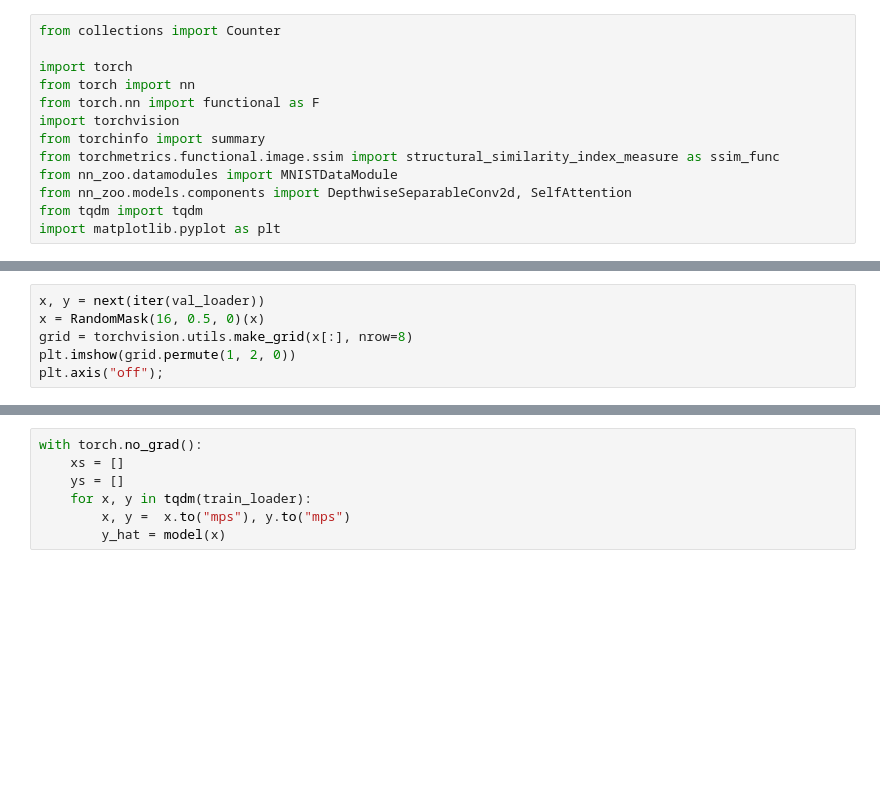
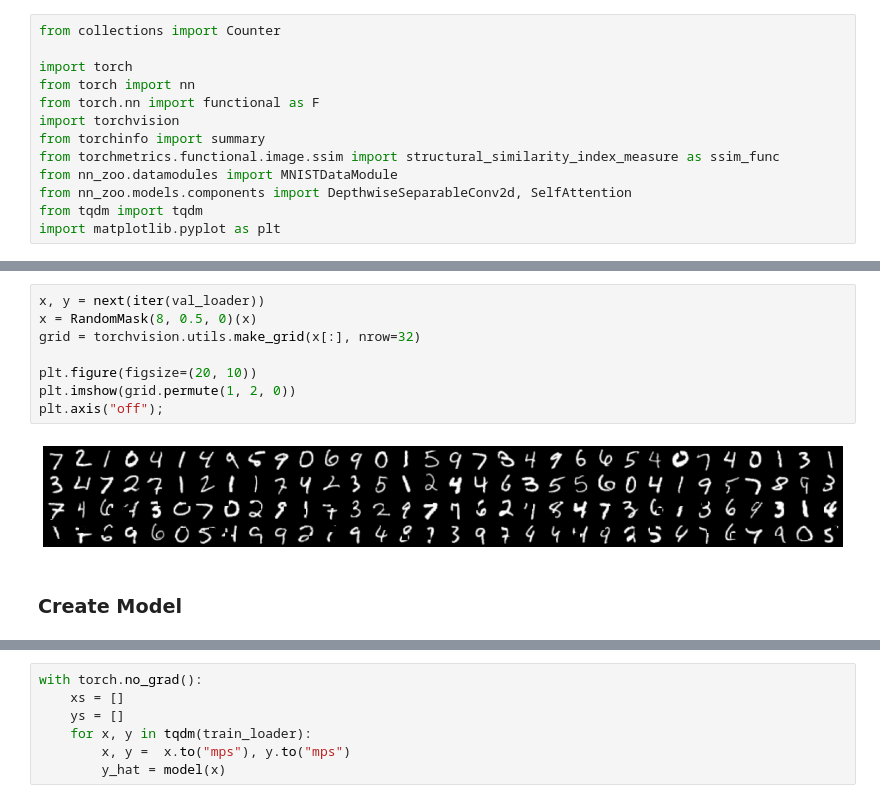
Before and after one commit to karanravindra/playground, a Jupyter notebook: ml/autoencoders/mask/main.ipynb, the cells around one changed output, grey strips where cells are left out. Cells and saved outputs as stored; diff of their text form; blank space fills up the shorter version.

```diff
--- a/ml/autoencoders/mask/main.ipynb
+++ b/ml/autoencoders/mask/main.ipynb
@@ -75,10 +74,16 @@ train_loader = dm.train_dataloader()
 val_loader = dm.val_dataloader()
 # %%
 x, y = next(iter(val_loader))
-x = RandomMask(16, 0.5, 0)(x)
-grid = torchvision.utils.make_grid(x[:], nrow=8)
+x = RandomMask(8, 0.5, 0)(x)
+grid = torchvision.utils.make_grid(x[:], nrow=32)
+
+plt.figure(figsize=(20, 10))
 plt.imshow(grid.permute(1, 2, 0))
 plt.axis("off");
+# %% [output]
+[figure, added]
+# %% [markdown]
+### Create Model
 # %%
 class Block(nn.Module):
     def __init__(self, in_channels: int, out_channels: int, num_layers: int):
```
Also changed, not shown: parts of 9 cells of this notebook, 10 other files.
